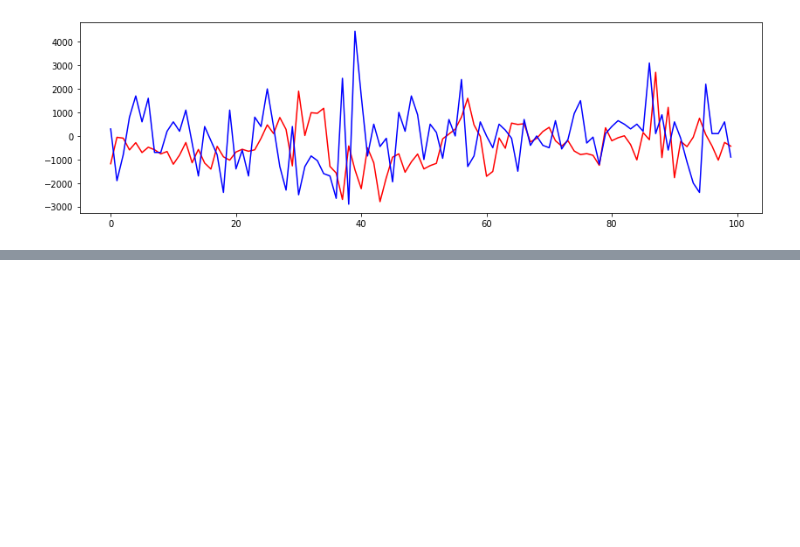
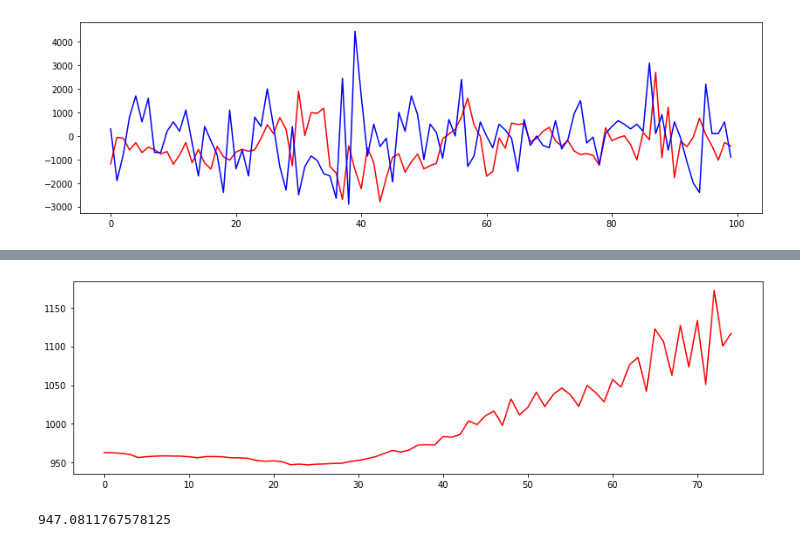
Before and after one commit to sjbaek12/sjbaek12.github.io, a Jupyter notebook: 주가예측_LSTM.ipynb, the cells around one changed output, grey strips where cells are left out. Saved outputs shown, nothing was run; the diff lists cells and outputs as text; code cells hidden in the pictures; blank space fills up the shorter version.

```diff
--- a/주가예측_LSTM.ipynb
+++ b/주가예측_LSTM.ipynb
@@ -895,0 +900,31 @@ plt.show()
+# %%
+# LSTM
+
+input2 = Input(shape=(5,7))
+dense2 = LSTM(128, return_sequences=False)(input2)
+dense2 = Dense(128)(dense2)
+dense2 = Dense(64)(dense2)
+dense2 = Dropout(0.5)(dense2)
+dense2 = Dense(32)(dense2)
+output2 = Dense(1)(dense2)
+
+
+# Convolution1D
+
+input4 = Input(shape=(5,7))
+dense4 = Conv1D(32, 3, padding="same", activation='relu')(input4)
+dense4 = MaxPooling1D(2)(dense4)
+dense4 = Conv1D(32, 3, padding='same', activation='relu')(dense4)
+dense4 = MaxPooling1D(2)(dense4)
+dense4 = Flatten()(dense4)
+dense4 = Dense(10, activation='relu')(dense4)
+output4 = Dense(1)(dense4)
+
+from keras.layers.merge import concatenate
+
+merge = concatenate([output2, output4])
+output6 = Dense(1)(merge)
+
+model6 = Model(inputs =[input2, input4], outputs = output6)
+
+model6.summary()
@@ -895,0 +949,18 @@ plt.show()
+# %%
+optimizer = tf.keras.optimizers.Adam(lr=0.001)
+# %%
+model6.compile(loss='mse', optimizer=optimizer, metrics=['mae'])
+# %%
+callback_list = ModelCheckpoint(filepath='my_model.h5', monitor='val_mae', save_best_only=True, save_weights_only=True, verbose=0)
+early_stopping = EarlyStopping(monitor='val_mae', patience=50)
+history6 = model6.fit([x_train_L5_r, x_train_L5_r], y_train_L5, validation_data = ([x_val_L5_r,x_val_L5_r], y_val_L5), epochs=200, verbose=0, callbacks=[callback_list, early_stopping])
+# %%
+#plt.plot(history6.history['mae'], 'b')
+plt.plot(history6.history['val_mae'], 'r')
+plt.show()
+# %% [output]
+[figure, added]
+# %%
+np.min(history6.history['val_mae'])
+# %% [output]
+947.0811767578125
```
Also changed, not shown: parts of 7 cells of this notebook.
